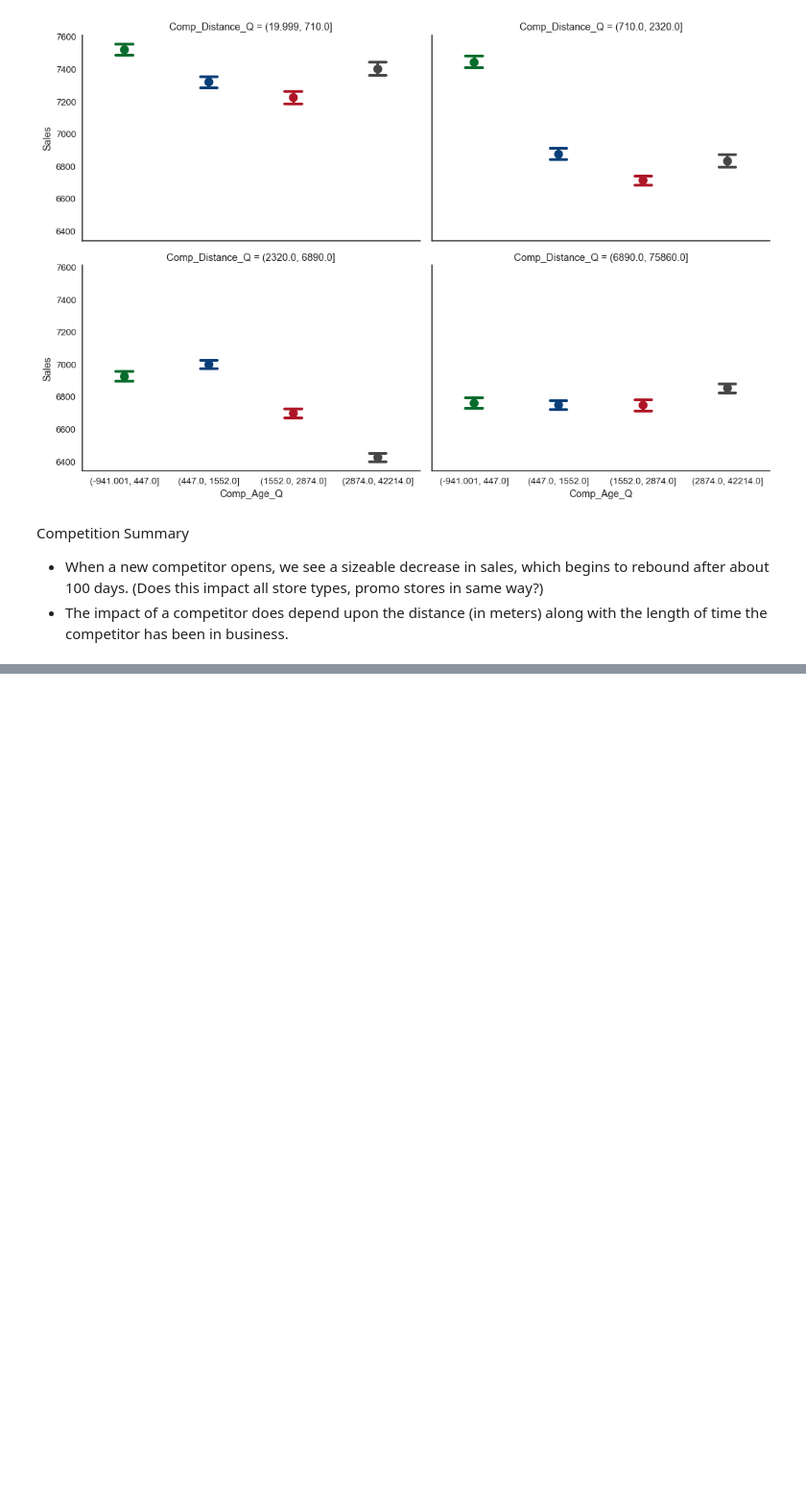
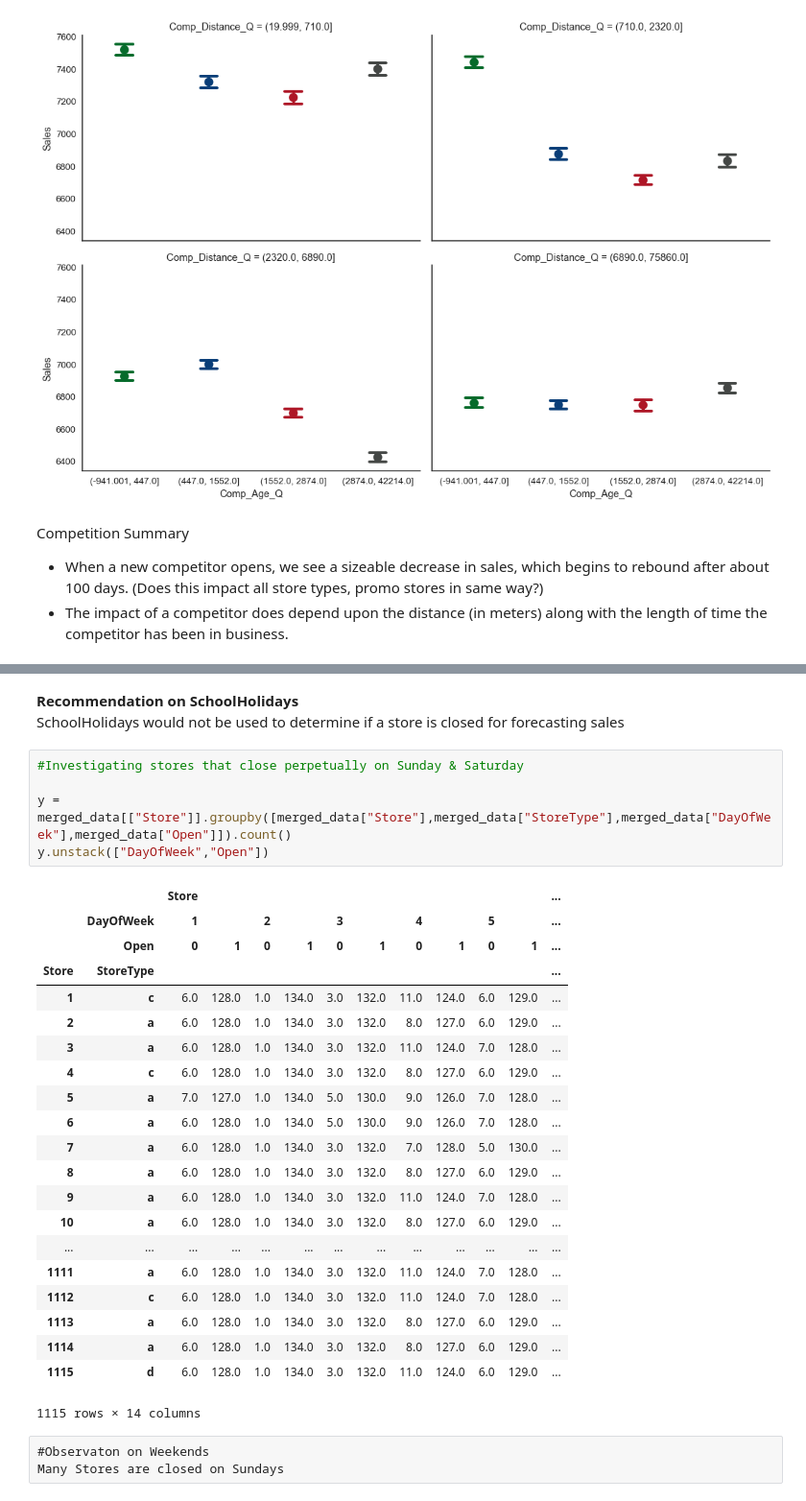
Before and after one commit to nurudeensulaimon/EDA, a Jupyter notebook: Exploratory Data Analysis.ipynb, the cells around one changed output, grey strips where cells are left out. Shown at 96% size. Saved outputs shown, nothing was run; the diff lists cells and outputs as text; blank space fills up the shorter version.

Commit message:
added details on Holidays

```diff
--- a/Exploratory Data Analysis.ipynb
+++ b/Exploratory Data Analysis.ipynb
@@ -951,0 +1161,33 @@ TypeError: cannot insert DatetimeIndex with incompatible label
+# %% [markdown]
+**Recommendation   on SchoolHolidays**
+SchoolHolidays would not be used to determine if a store is closed for forecasting sales
+# %%
+#Investigating stores that close perpetually on Sunday & Saturday
+
+y = merged_data[["Store"]].groupby([merged_data["Store"],merged_data["StoreType"],merged_data["DayOfWeek"],merged_data["Open"]]).count()
+y.unstack(["DayOfWeek","Open"])
+# %% [output]
+|  |  | Store |  |  |  |  |  |  |  |  |  | ... |
+|  | DayOfWeek | 1 |  | 2 |  | 3 |  | 4 |  | 5 |  | ... |
+|  | Open | 0 | 1 | 0 | 1 | 0 | 1 | 0 | 1 | 0 | 1 | ... |
+| Store | StoreType |  |  |  |  |  |  |  |  |  |  | ... |
+| 1 | c | 6.0 | 128.0 | 1.0 | 134.0 | 3.0 | 132.0 | 11.0 | 124.0 | 6.0 | 129.0 | ... |
+| 2 | a | 6.0 | 128.0 | 1.0 | 134.0 | 3.0 | 132.0 | 8.0 | 127.0 | 6.0 | 129.0 | ... |
+| 3 | a | 6.0 | 128.0 | 1.0 | 134.0 | 3.0 | 132.0 | 11.0 | 124.0 | 7.0 | 128.0 | ... |
+| 4 | c | 6.0 | 128.0 | 1.0 | 134.0 | 3.0 | 132.0 | 8.0 | 127.0 | 6.0 | 129.0 | ... |
+| 5 | a | 7.0 | 127.0 | 1.0 | 134.0 | 5.0 | 130.0 | 9.0 | 126.0 | 7.0 | 128.0 | ... |
+| 6 | a | 6.0 | 128.0 | 1.0 | 134.0 | 5.0 | 130.0 | 9.0 | 126.0 | 7.0 | 128.0 | ... |
+| 7 | a | 6.0 | 128.0 | 1.0 | 134.0 | 3.0 | 132.0 | 7.0 | 128.0 | 5.0 | 130.0 | ... |
+| 8 | a | 6.0 | 128.0 | 1.0 | 134.0 | 3.0 | 132.0 | 8.0 | 127.0 | 6.0 | 129.0 | ... |
+| 9 | a | 6.0 | 128.0 | 1.0 | 134.0 | 3.0 | 132.0 | 11.0 | 124.0 | 7.0 | 128.0 | ... |
+| 10 | a | 6.0 | 128.0 | 1.0 | 134.0 | 3.0 | 132.0 | 8.0 | 127.0 | 6.0 | 129.0 | ... |
+| ... | ... | ... | ... | ... | ... | ... | ... | ... | ... | ... | ... | ... |
+| 1111 | a | 6.0 | 128.0 | 1.0 | 134.0 | 3.0 | 132.0 | 11.0 | 124.0 | 7.0 | 128.0 | ... |
+| 1112 | c | 6.0 | 128.0 | 1.0 | 134.0 | 3.0 | 132.0 | 11.0 | 124.0 | 7.0 | 128.0 | ... |
+| 1113 | a | 6.0 | 128.0 | 1.0 | 134.0 | 3.0 | 132.0 | 8.0 | 127.0 | 6.0 | 129.0 | ... |
+| 1114 | a | 6.0 | 128.0 | 1.0 | 134.0 | 3.0 | 132.0 | 8.0 | 127.0 | 6.0 | 129.0 | ... |
+| 1115 | d | 6.0 | 128.0 | 1.0 | 134.0 | 3.0 | 132.0 | 11.0 | 124.0 | 6.0 | 129.0 | ... |
+1115 rows × 14 columns
+# %% [raw]
+#Observaton on Weekends
+Many Stores are closed on Sundays
```
Also changed, not shown: parts of 26 cells of this notebook.
